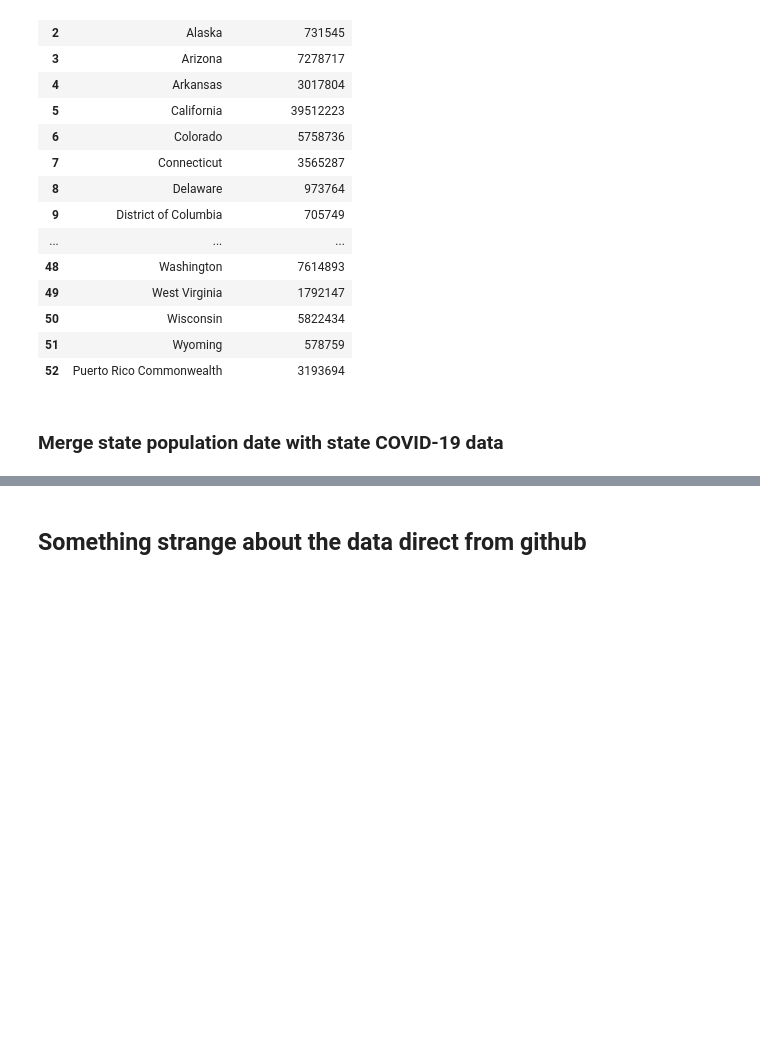
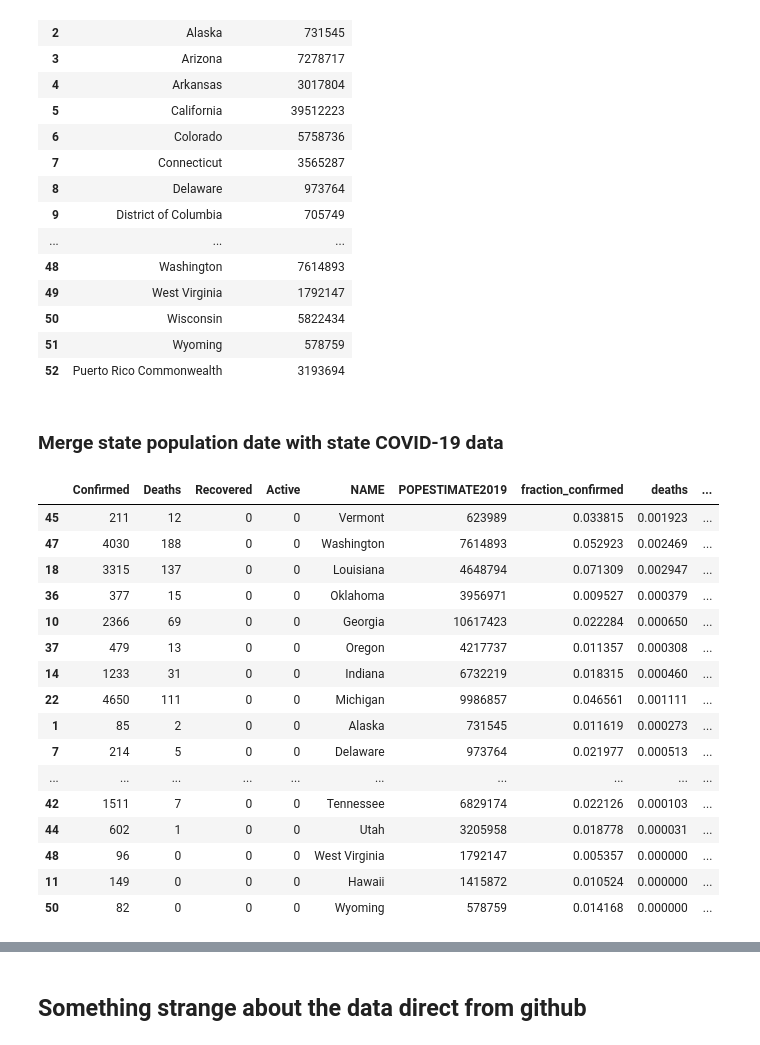
Before and after one commit to fm75/DS, a Jupyter notebook: covid-19-3-28.ipynb, the cells around one changed output, grey strips where cells are left out. Drawn from its saved outputs; the diff is of its cells as text; code cells hidden in the pictures; blank space fills up the shorter version.

```diff
--- a/covid-19-3-28.ipynb
+++ b/covid-19-3-28.ipynb
@@ -243,3 +245,23 @@ state_with_population['fraction_confirmed'] = state_with_population['Confirmed']
+# %%
+state_with_population.sort_values(by='death_rate?', ascending=False)
+# %% [output]
+|  | Confirmed | Deaths | Recovered | Active | NAME | POPESTIMATE2019 | fraction_confirmed | deaths | ... |
+| 45 | 211 | 12 | 0 | 0 | Vermont | 623989 | 0.033815 | 0.001923 | ... |
+| 47 | 4030 | 188 | 0 | 0 | Washington | 7614893 | 0.052923 | 0.002469 | ... |
+| 18 | 3315 | 137 | 0 | 0 | Louisiana | 4648794 | 0.071309 | 0.002947 | ... |
+| 36 | 377 | 15 | 0 | 0 | Oklahoma | 3956971 | 0.009527 | 0.000379 | ... |
+| 10 | 2366 | 69 | 0 | 0 | Georgia | 10617423 | 0.022284 | 0.000650 | ... |
+| 37 | 479 | 13 | 0 | 0 | Oregon | 4217737 | 0.011357 | 0.000308 | ... |
+| 14 | 1233 | 31 | 0 | 0 | Indiana | 6732219 | 0.018315 | 0.000460 | ... |
+| 22 | 4650 | 111 | 0 | 0 | Michigan | 9986857 | 0.046561 | 0.001111 | ... |
+| 1 | 85 | 2 | 0 | 0 | Alaska | 731545 | 0.011619 | 0.000273 | ... |
+| 7 | 214 | 5 | 0 | 0 | Delaware | 973764 | 0.021977 | 0.000513 | ... |
+| ... | ... | ... | ... | ... | ... | ... | ... | ... | ... |
+| 42 | 1511 | 7 | 0 | 0 | Tennessee | 6829174 | 0.022126 | 0.000103 | ... |
+| 44 | 602 | 1 | 0 | 0 | Utah | 3205958 | 0.018778 | 0.000031 | ... |
+| 48 | 96 | 0 | 0 | 0 | West Virginia | 1792147 | 0.005357 | 0.000000 | ... |
+| 11 | 149 | 0 | 0 | 0 | Hawaii | 1415872 | 0.010524 | 0.000000 | ... |
+| 50 | 82 | 0 | 0 | 0 | Wyoming | 578759 | 0.014168 | 0.000000 | ... |
 # %%
 state_with_population.sort_values(by='fraction_confirmed', ascending=False)
 # %% [output]
```
Also changed, not shown: parts of 3 cells of this notebook.
